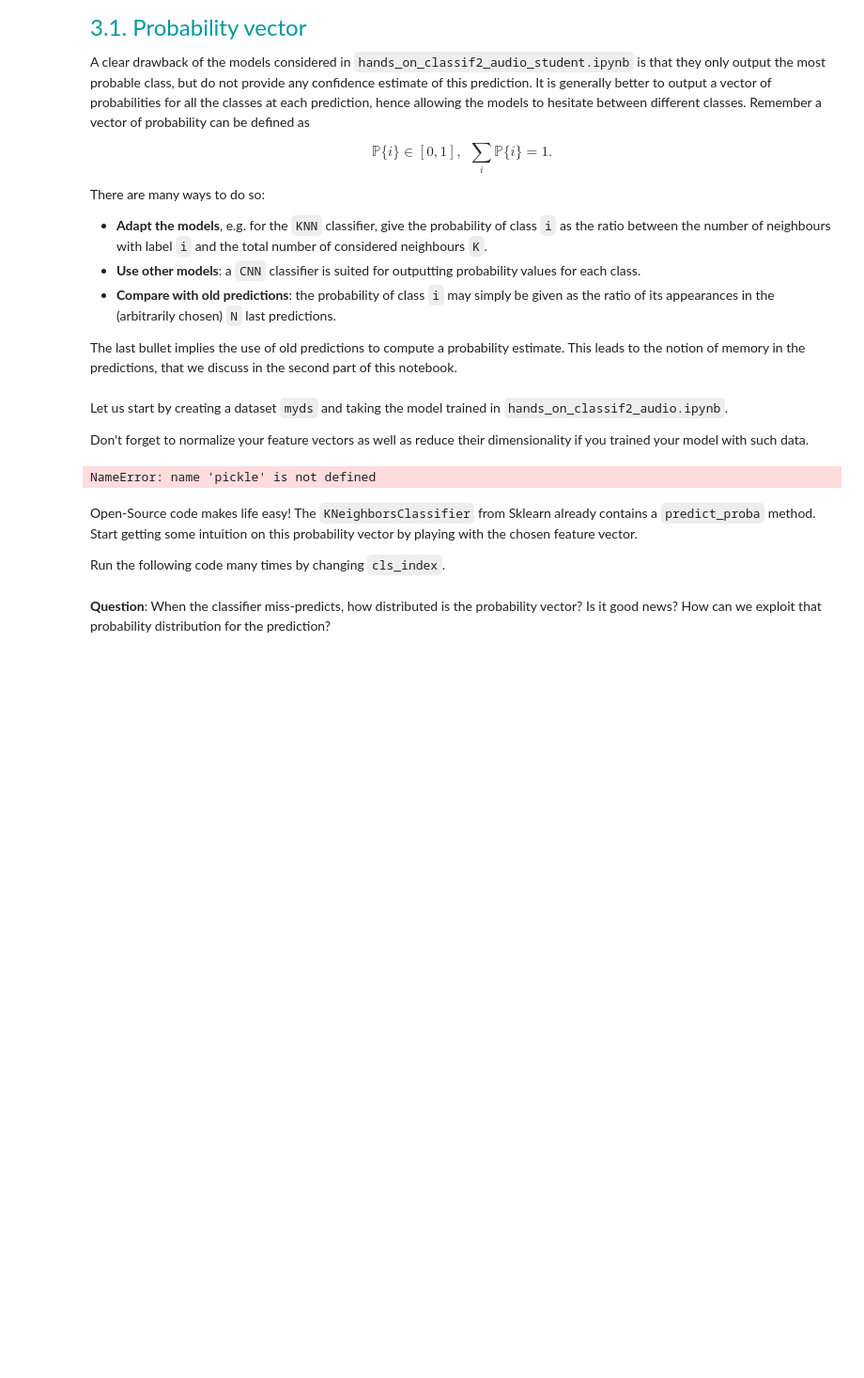
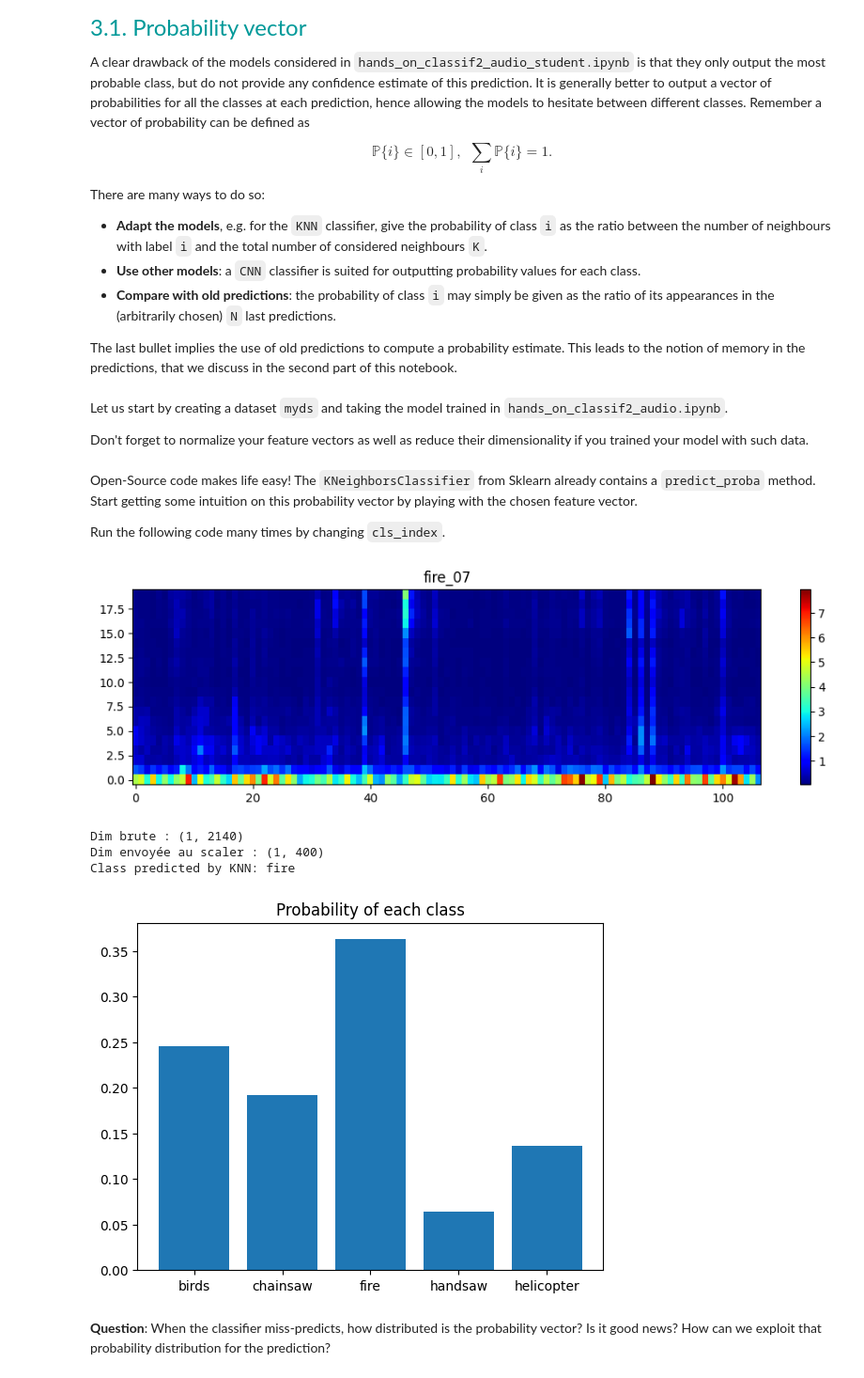
Before and after one commit to nderumier/LELEC210X, a Jupyter notebook: classification/h5a3_confidence_and_memory.ipynb, the cells around one changed output. Shown at 94% size. Saved outputs shown, nothing was run; the diff lists cells and outputs as text; code cells hidden in the pictures; blank space fills up the shorter version.

```diff
--- a/classification/h5a3_confidence_and_memory.ipynb
+++ b/classification/h5a3_confidence_and_memory.ipynb
@@ -60,8 +61,14 @@
 Don't forget to normalize your feature vectors as well as reduce their dimensionality if you trained your model with such data.
 # %%
 ### TO COMPLETE - Uncomment the following line
-model_knn = pickle.load(open(..., 'rb')) # Write your path to the model here!
-normalize = True
+model_path = model_dir + "model_audio_svm.pickle"
+
+bundle = pickle.load(open(model_path, "rb"))
+scaler = bundle["scaler"]
+pca_trained = bundle["pca"]
+model_knn = bundle["model"]
+
+normalize = True  # car on applique le scaler nous-même
 pca = None
 
 
@@ -69,30 +76,45 @@ pca = None
 myds = Feature_vector_DS(
     dataset, Nft=512, nmel=20, duration=950, normalize=normalize, pca=pca
 )
-# %% [output]
-NameError: name 'pickle' is not defined
 # %% [markdown]
 Open-Source code makes life easy! The ``KNeighborsClassifier`` from Sklearn already contains a ``predict_proba`` method. Start getting some intuition on this probability vector by playing with the chosen feature vector. <br>
 
 Run the following code many times by changing  ``cls_index``. <br>
 # %%
 ### TO RUN
-cls_index = ["fire", 0]
+cls_index = ["fire",7]
 myds.display(cls_index)
 thisfv = myds.__getitem__(cls_index).reshape(-1)
+raw_fv = myds.__getitem__(cls_index).reshape(1, -1)  # (1, 2140) par ex.
+print("Dim brute :", raw_fv.shape)
+
+# On adapte au nombre de features attendu par le scaler
+expected_dim = scaler.n_features_in_
+fv_cut = raw_fv[:, :expected_dim]  # garde les expected_dim premières features
+print("Dim envoyée au scaler :", fv_cut.shape)
+
+# Même préprocessing que pendant l'entraînement
+fv_norm = scaler.transform(fv_cut)
+fv_pca = pca_trained.transform(fv_norm)
 
 # this artefact is necessary because the 'predict' function expects a matrix_like input.
 mat = np.zeros((2, len(thisfv)))
 mat[0] = thisfv
 
-prediction_knn = model_knn.predict(mat)
+prediction_knn = model_knn.predict(fv_pca)
 print("Class predicted by KNN:", prediction_knn[0])
 
-proba_knn = model_knn.predict_proba(mat)
+proba_knn = model_knn.predict_proba(fv_pca)
 plt.figure()
 plt.bar(classnames, proba_knn[0])
 plt.title("Probability of each class")
 plt.show()
+# %% [output]
+[figure, added]
+Dim brute : (1, 2140)
+Dim envoyée au scaler : (1, 400)
+Class predicted by KNN: fire
+[figure, added]
 # %% [markdown]
 **Question**:
 When the classifier miss-predicts, how distributed is the probability vector? Is it good news? How can we exploit that probability distribution for the prediction?
```
Also changed, not shown: parts of 3 cells of this notebook, 3 other files.
